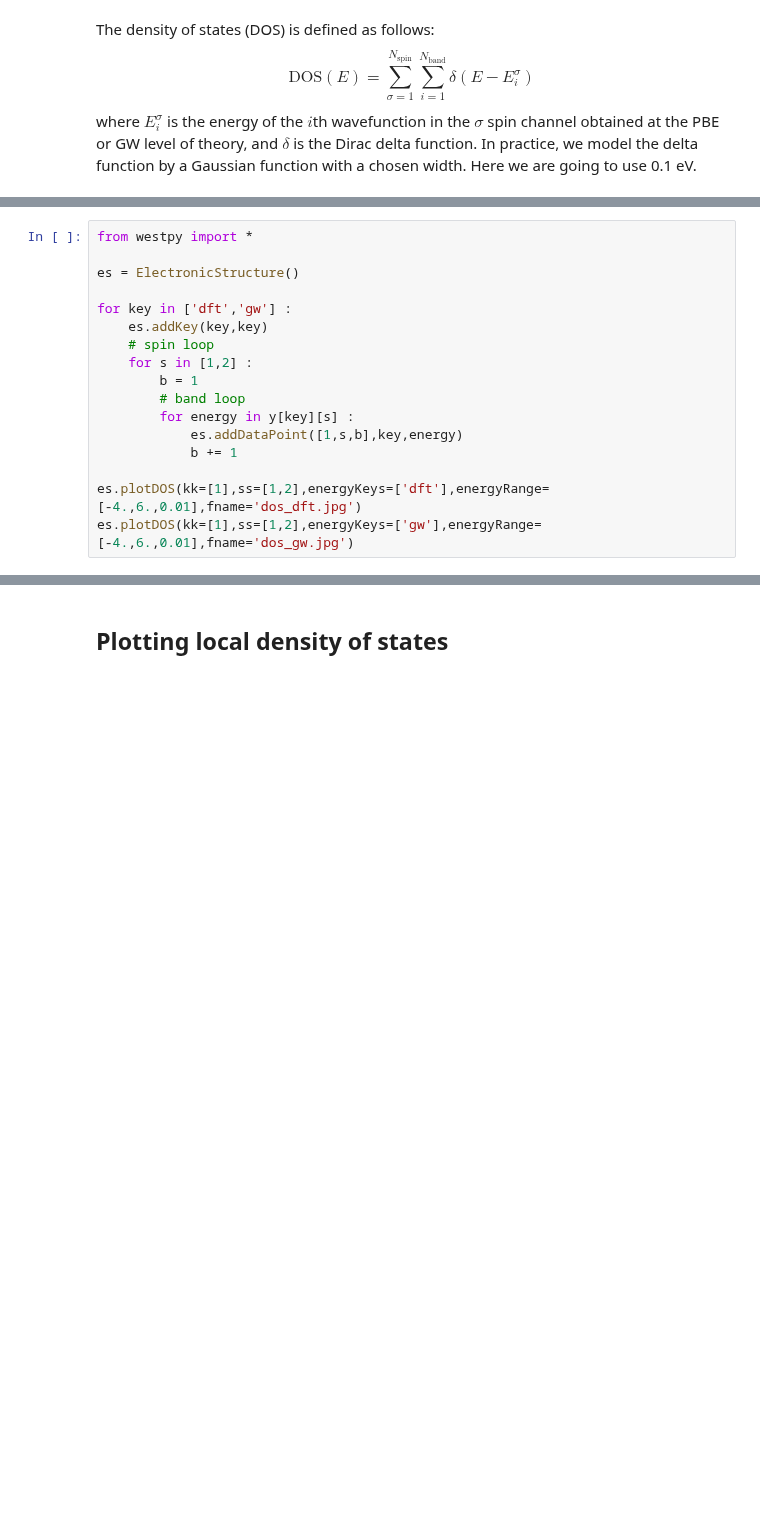
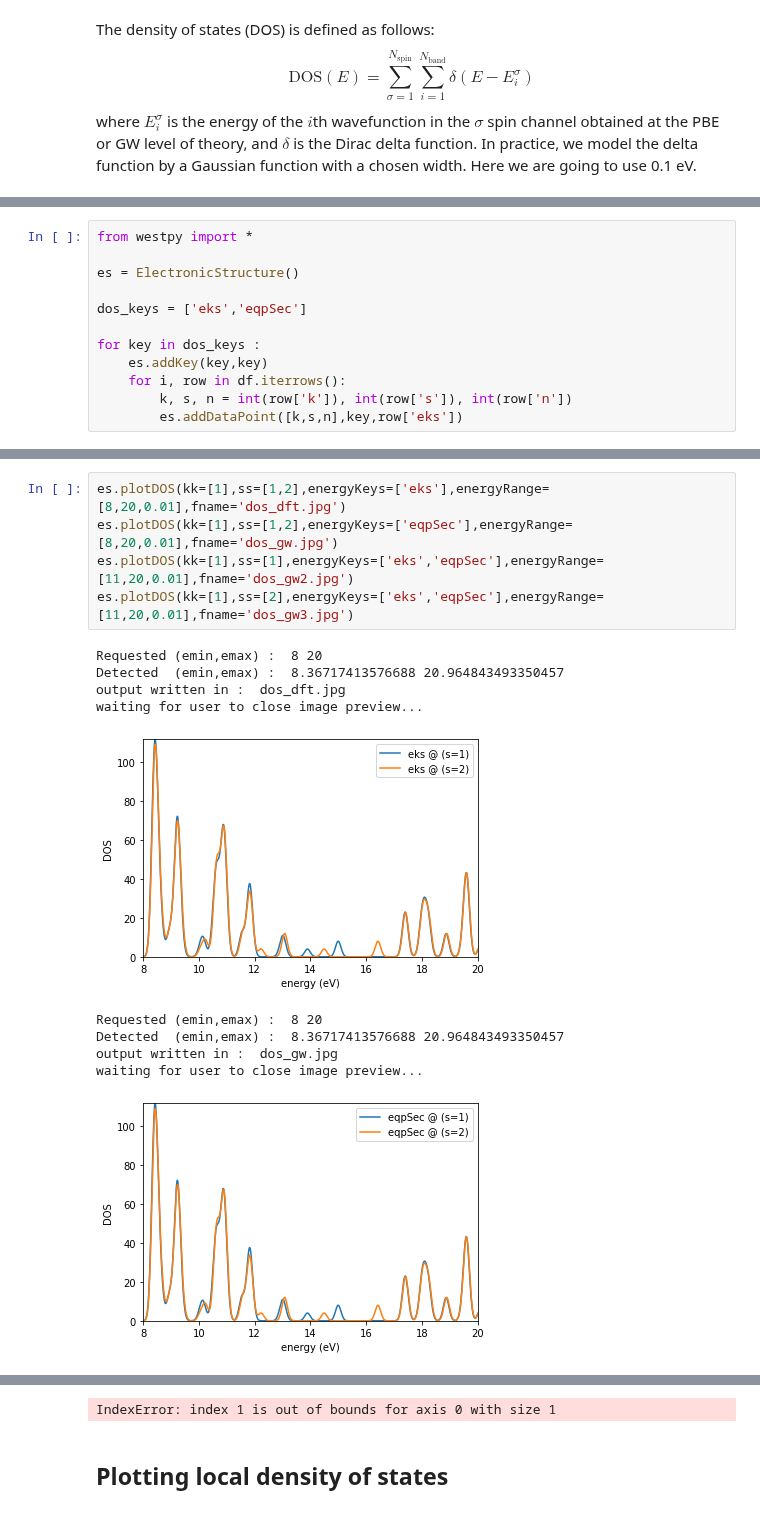
Before and after one commit to west-code-development/West, a Jupyter notebook: Doc/tutorials/basic/basic_004.ipynb, the cells around one changed output, grey strips where cells are left out. Cells and saved outputs as stored; diff of their text form; blank space fills up the shorter version.

```diff
--- a/Doc/tutorials/basic/basic_004.ipynb
+++ b/Doc/tutorials/basic/basic_004.ipynb
@@ -68,17 +101,12 @@ We then create an ``ElectronicStructure`` object and attach to it the DFT and GW
-# %%
-from westpy import *
-
-es = ElectronicStructure()
-
-for key in ['dft','gw'] :
-    es.addKey(key,key)
-    # spin loop
-    for s in [1,2] :
-        b = 1
-        # band loop
-        for energy in y[key][s] :
-            es.addDataPoint([1,s,b],key,energy)
-            b += 1
-
-es.plotDOS(kk=[1],ss=[1,2],energyKeys=['dft'],energyRange=[-4.,6.,0.01],fname='dos_dft.jpg')
-es.plotDOS(kk=[1],ss=[1,2],energyKeys=['gw'],energyRange=[-4.,6.,0.01],fname='dos_gw.jpg')
+# %%
+from westpy import *
+
+es = ElectronicStructure()
+
+dos_keys = ['eks','eqpSec']
+
+for key in dos_keys :
+    es.addKey(key,key)
+    for i, row in df.iterrows():
+        k, s, n = int(row['k']), int(row['s']), int(row['n'])
+        es.addDataPoint([k,s,n],key,row['eks'])
@@ -84,0 +127,16 @@ es.plotDOS(kk=[1],ss=[1,2],energyKeys=['gw'],energyRange=[-4.,6.,0.01],fname='do
+# %%
+es.plotDOS(kk=[1],ss=[1,2],energyKeys=['eks'],energyRange=[8,20,0.01],fname='dos_dft.jpg')
+es.plotDOS(kk=[1],ss=[1,2],energyKeys=['eqpSec'],energyRange=[8,20,0.01],fname='dos_gw.jpg')
+es.plotDOS(kk=[1],ss=[1],energyKeys=['eks','eqpSec'],energyRange=[11,20,0.01],fname='dos_gw2.jpg')
+es.plotDOS(kk=[1],ss=[2],energyKeys=['eks','eqpSec'],energyRange=[11,20,0.01],fname='dos_gw3.jpg')
+# %% [output]
+Requested (emin,emax) :  8 20
+Detected  (emin,emax) :  8.36717413576688 20.964843493350457
+output written in :  dos_dft.jpg
+waiting for user to close image preview...
+[figure, added]
+Requested (emin,emax) :  8 20
+Detected  (emin,emax) :  8.36717413576688 20.964843493350457
+output written in :  dos_gw.jpg
+waiting for user to close image preview...
+[figure, added]
@@ -85,3 +148,4 @@ es.plotDOS(kk=[1],ss=[1,2],energyKeys=['gw'],energyRange=[-4.,6.,0.01],fname='do
+IndexError: index 1 is out of bounds for axis 0 with size 1
 # %% [markdown]
 ## Plotting local density of states
 # %% [markdown]
```
Also changed, not shown: parts of 13 cells of this notebook, 6 other files.
